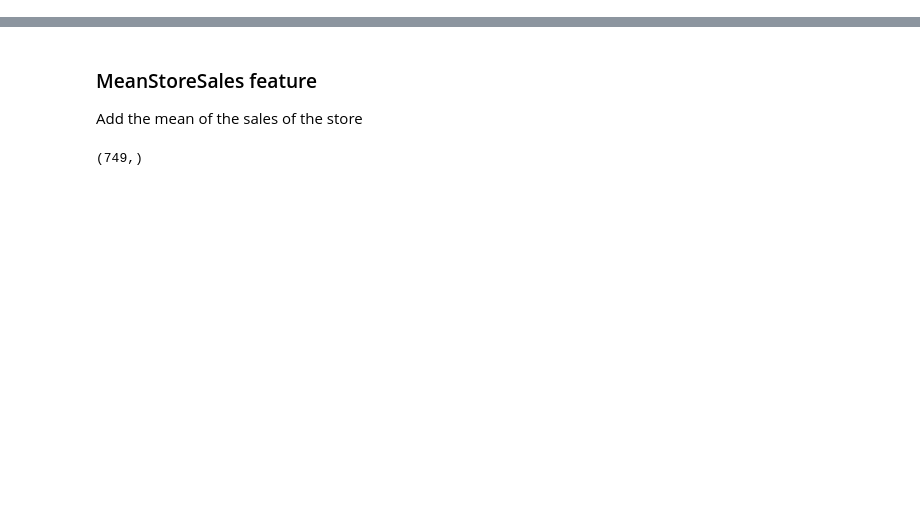
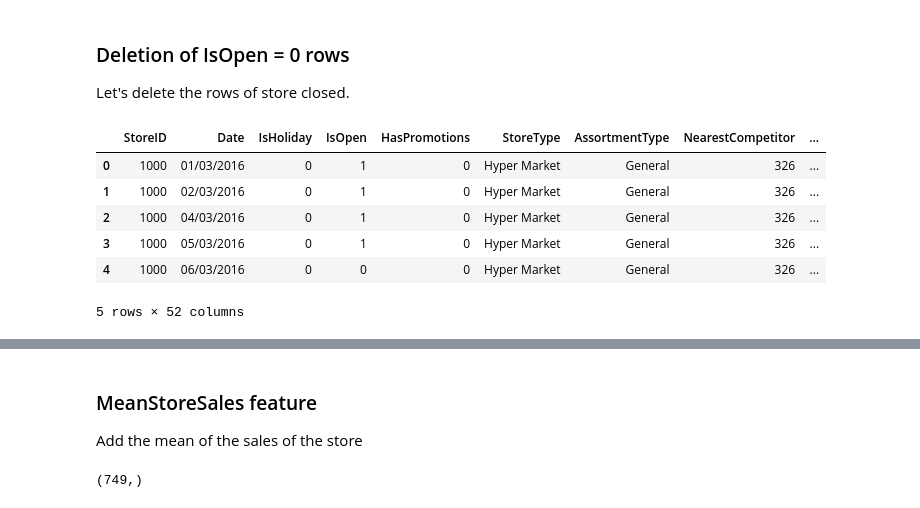
Before and after one commit to mirkomantovani/DMTM-project-BIP, a Jupyter notebook: 3.3_Prepr_train_features_extraction.ipynb, the cells around one changed output, grey strips where cells are left out. Saved outputs shown, nothing was run; the diff lists cells and outputs as text; code cells hidden in the pictures; blank space fills up the shorter version.

```diff
--- a/3.3_Prepr_train_features_extraction.ipynb
+++ b/3.3_Prepr_train_features_extraction.ipynb
@@ -11,3 +18,17 @@ import pandas as pd
 features_to_print = ['StoreID', 'Date']
 # %%
 df = pd.read_csv("dataset/preprocessed2_OHE_train.csv")
+# %% [markdown]
+### Deletion of IsOpen = 0 rows
+
+Let's delete the rows of store closed.
+# %%
+df.head()
+# %% [output]
+|  | StoreID | Date | IsHoliday | IsOpen | HasPromotions | StoreType | AssortmentType | NearestCompetitor | ... |
+| 0 | 1000 | 01/03/2016 | 0 | 1 | 0 | Hyper Market | General | 326 | ... |
+| 1 | 1000 | 02/03/2016 | 0 | 1 | 0 | Hyper Market | General | 326 | ... |
+| 2 | 1000 | 04/03/2016 | 0 | 1 | 0 | Hyper Market | General | 326 | ... |
+| 3 | 1000 | 05/03/2016 | 0 | 1 | 0 | Hyper Market | General | 326 | ... |
+| 4 | 1000 | 06/03/2016 | 0 | 0 | 0 | Hyper Market | General | 326 | ... |
+5 rows × 52 columns
```
Also changed, not shown: parts of 18 cells of this notebook.
